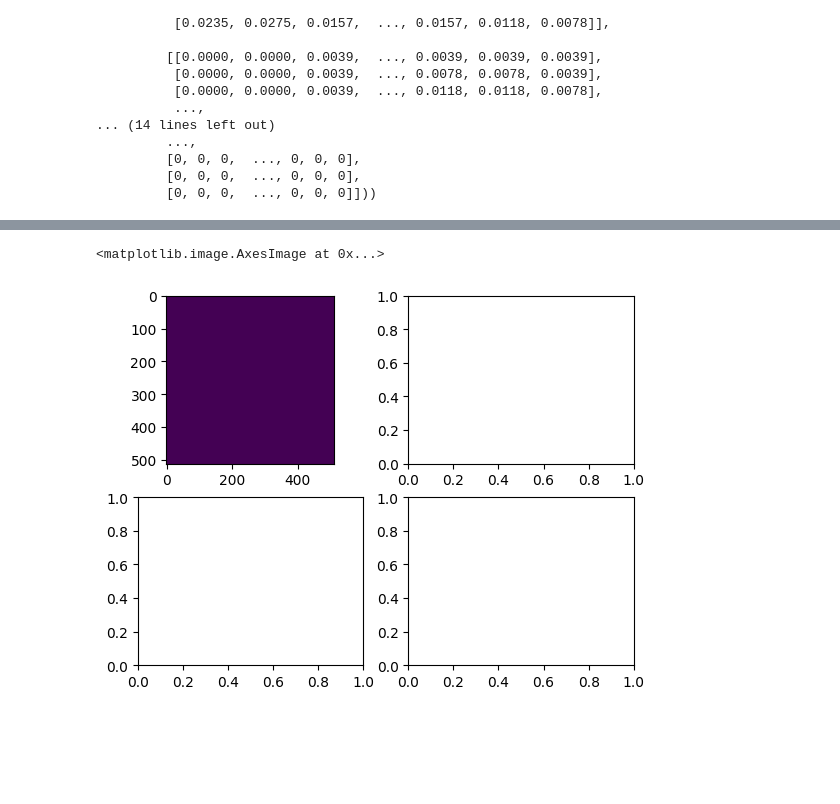
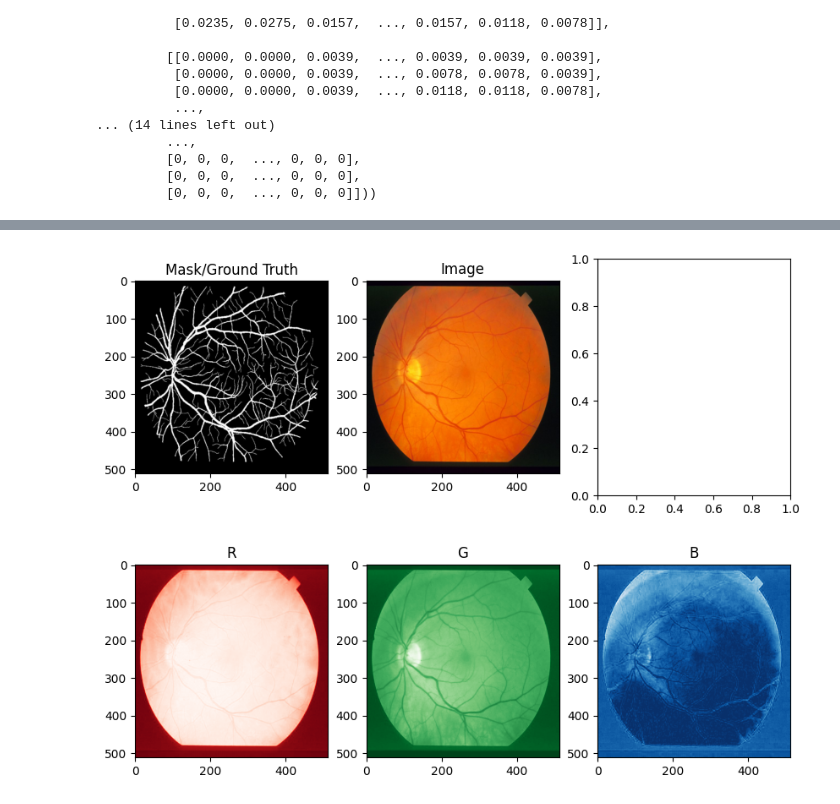
Before and after one commit to ameram/u-net-eye-segmentation, a Jupyter notebook: u-net-main_kaggle.ipynb, the cells around one changed output, grey strips where cells are left out. Cells and saved outputs as stored; diff of their text form; code cells hidden in the pictures; blank space fills up the shorter version.

```diff
--- a/u-net-main_kaggle.ipynb
+++ b/u-net-main_kaggle.ipynb
@@ -407,7 +421,7 @@ if __name__ == '__main__':
 
 
     # Model, Loss, Optimizer
-    model = UNet(in_channels=3, out_channels=1).to(device)
+    model = ModifiedUNet(in_channels=3, out_channels=1).to(device)
 
     # criterion = nn.BCEWithLogitsLoss()
     # criterion = DiceLoss()
@@ -504,5 +506,3 @@ dataset[0]
 # cuda.select_device(0)
 # cuda.close()
 # cuda.select_device(0)
-# %%
-exp1 = dataset[0]
@@ -514,4 +526,29 @@ plt.imshow(exp1[1][0], cmap='gray')
 # %%
-xv = np.array(exp1[0])
-vx = np.moveaxis(xv, 0, -1)
-plt.imshow(vx, cmap='gray')
+def plot_channels_image_mask(data_example, pred_image = None):
+    """
+    Pick an exmaple from dataset and show it.
+    """
+    fig, [[ax1, ax2, ax3], [ax4, ax5, ax6]] = plt.subplots(nrows=2, ncols=3, figsize=(10, 8))
+    # Get the data
+    exp1 = data_example
+    ax1.set_title('Mask/Ground Truth')
+    ax1.imshow(exp1[1], cmap='gray')
+
+    image = np.array(exp1[0])
+    egami = np.moveaxis(image, 0, -1)
+    ax2.set_title('Image')
+    ax2.imshow(egami, cmap='gray')
+    if pred_image:
+        ax3.imshow(pred_image)
+    ax4.set_title('R')
+    ax5.set_title('G')
+    ax6.set_title('B')
+
+    # Ran experiments on Blue + Green
+    # new_channel_gb = (exp1[0][0] * exp1[0][1])
+    # Maybe add another channel?
+    # ax3.imshow(-1*new_channel_gb, cmap='binary')
+
+    ax4.imshow(-1*exp1[0][0], cmap='Reds')
+    ax5.imshow(-1*exp1[0][1], cmap='Greens')
+    ax6.imshow(-1*exp1[0][2], cmap='Blues')
@@ -525,11 +555,4 @@ for images, masks in dataloader:
 # %%
-fig, [[ax1, ax2], [ax3, ax4]] = plt.subplots(nrows=2, ncols=2)
-ax1.imshow(np.array(outputs[0, 0].cpu().detach()))
-ax1.imshow(np.array(outputs[1, 0].cpu().detach()))
-ax1.imshow(np.array(outputs[2, 0].cpu().detach()))
-ax1.imshow(np.array(outputs[3, 0].cpu().detach()))
-
-# plt.imshow(np.array(outputs[0, 0].cpu().detach()))
+plot_channels_image_mask(train_dataset[7])
 # %% [output]
-<matplotlib.image.AxesImage at 0x...>
-[figure, old version]
+[figure, new version]
```
Also changed, not shown: parts of 22 cells of this notebook.
